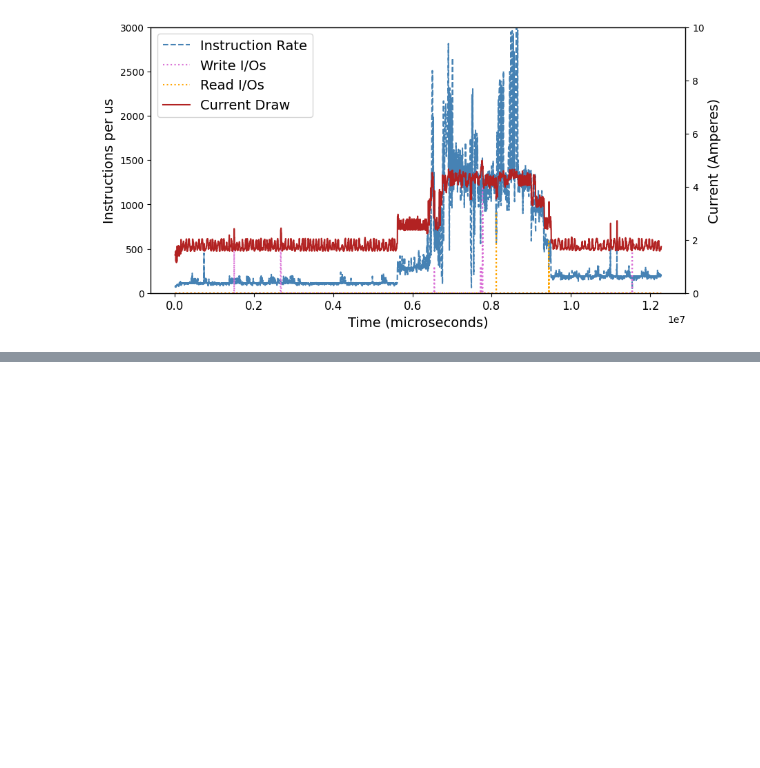
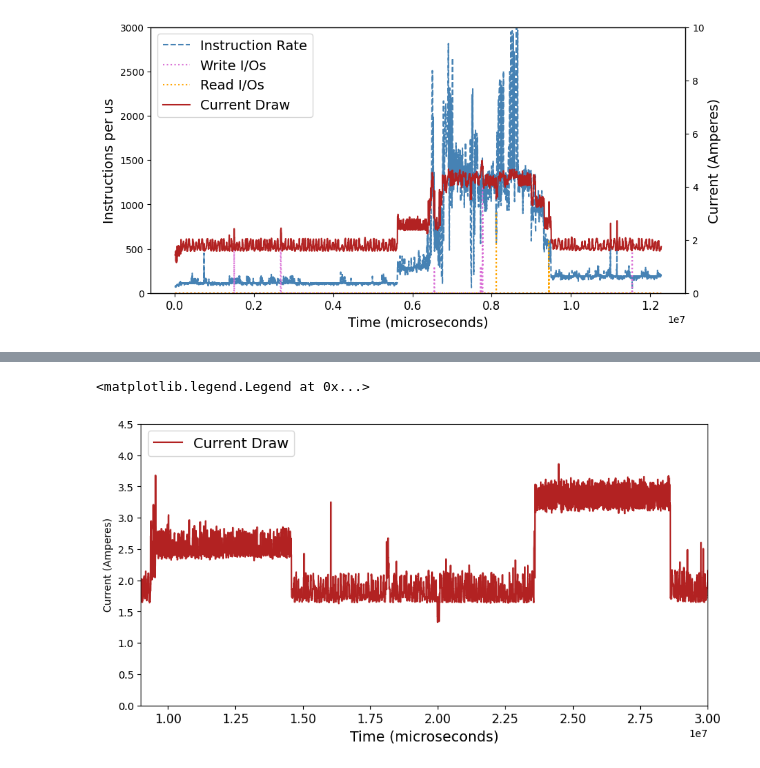
Before and after one commit to radshield/raspi-sel, a Jupyter notebook: analysis/hotnets_paper_graphs.ipynb, the cells around one changed output, grey strips where cells are left out. Saved outputs shown, nothing was run; the diff lists cells and outputs as text; code cells hidden in the pictures; blank space fills up the shorter version.

```diff
--- a/analysis/hotnets_paper_graphs.ipynb
+++ b/analysis/hotnets_paper_graphs.ipynb
@@ -224,0 +225,16 @@ ax.legend(lines, ['Current Draw', 'Threshold'], loc=2, prop={'size': 14})
+# %%
+ax = fft_df.plot(x='time', y='current', color='firebrick', figsize=(10,5))
+ax.set_xlim([9000000, 30000000])
+ax.set_ylim([0, 4.5])
+ax.set(xlabel='Time (microseconds)', ylabel='Current (Amperes)')
+ax.get_legend().remove()
+
+ax.xaxis.label.set_size(14)
+
+ax.tick_params(axis="x", labelsize=12)
+
+lines, labels = ax.get_legend_handles_labels()
+ax.legend(lines, ['Current Draw'], loc=2, prop={'size': 14})
+# %% [output]
+<matplotlib.legend.Legend at 0x...>
+[figure, added]
```
Also changed, not shown: parts of 4 cells of this notebook, 1 other file.
